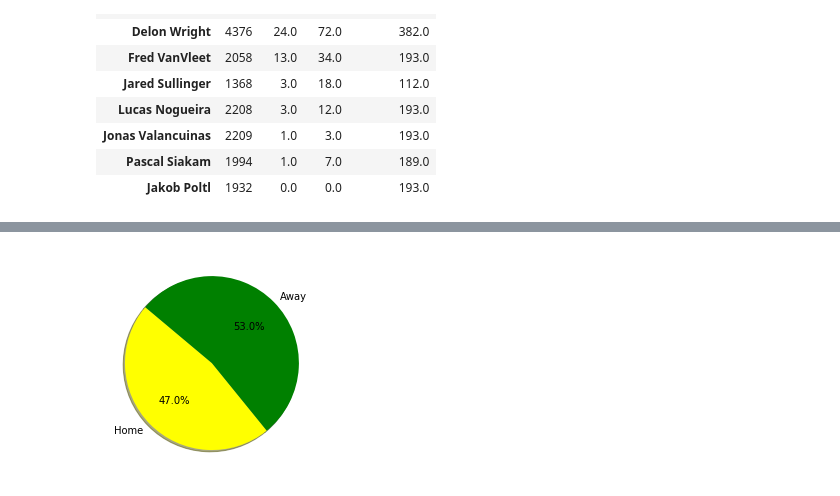
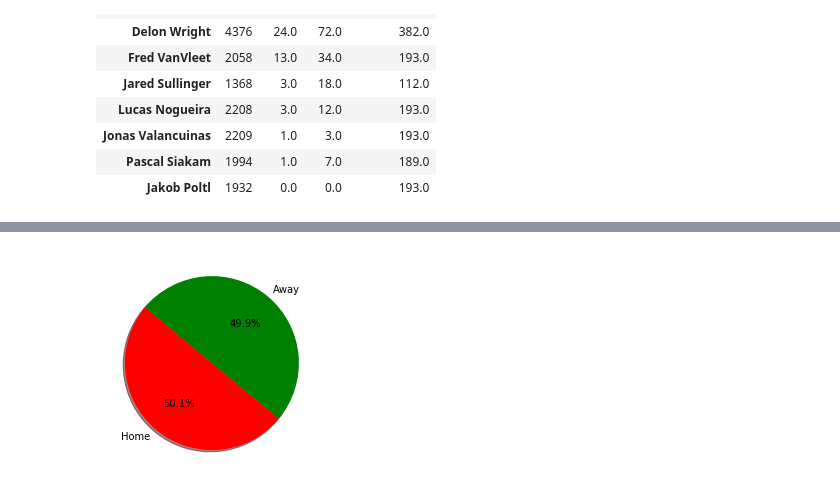
Before and after one commit to jferna73/project-one-, a Jupyter notebook: Dataframe 2016-2017.ipynb, the cells around one changed output, grey strips where cells are left out. Cells and saved outputs as stored; diff of their text form; code cells hidden in the pictures.

```diff
--- a/Dataframe 2016-2017.ipynb
+++ b/Dataframe 2016-2017.ipynb
@@ -600,6 +600,8 @@ raps1617_df.loc[raps1617_df['Date']=="2016-10-26", :]
 raps1617_df['3P']=pd.to_numeric(raps1617_df['3P'])
 raps1617_df['3PA']=pd.to_numeric(raps1617_df['3PA'])
 raps1617_df = raps1617_df.drop(columns=['3P%'])
+raps1617_df["3P"].fillna("0",inplace = True)
+raps1617_df["3PA"].fillna("0",inplace = True)
 
 raps1617_df
 # %% [output]
@@ -746,16 +780,16 @@ plt.title=("Percentage of 3 Pointers scored Home vs Away, 2016-2017")
 # %%
 #Don't Understand why the chart uses 3P...and not the 3PA
 raps1617_df.groupby(['Date'])
 test_group = raps1617_df.groupby(['Home vs Away'])
-test_group['3PA'].sum()
+sizes=test_group['3PA'].sum()
 
 # Labels for the sections of our pie chart
 labels = ["Home", "Away"]
-colors = ["yellow", "green"]
+colors = ["red", "green"]
 
 # Creates the pie chart
 plt.pie(sizes, labels=labels, colors=colors,
         autopct="%1.1f%%", shadow=True, startangle=140)
 plt.title=("Percentage of 3 Pointers Attempted when Home vs Away, 2016-2017")
 # %% [output]
-[figure, old version]
+[figure, new version]
```
Also changed, not shown: parts of 9 cells of this notebook.
